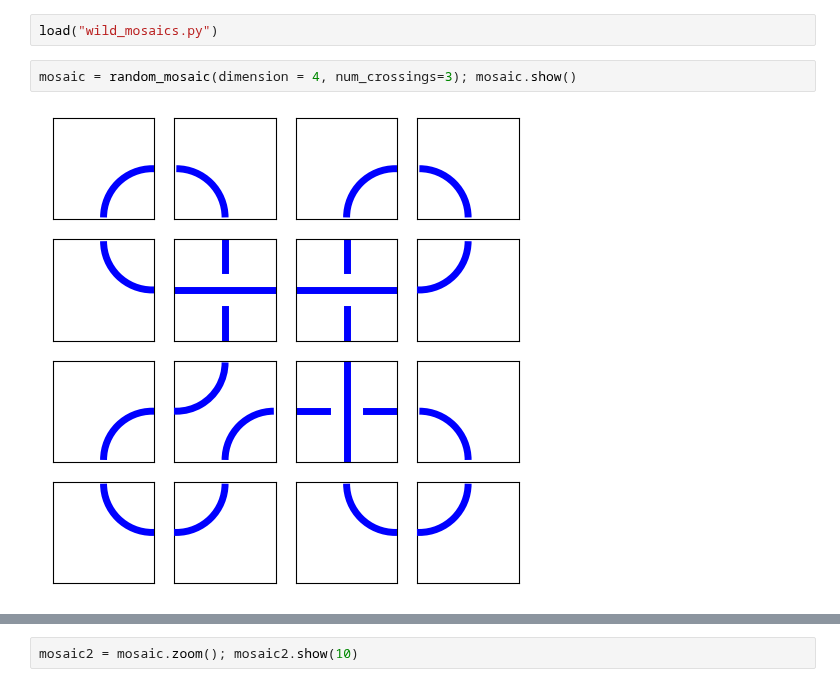
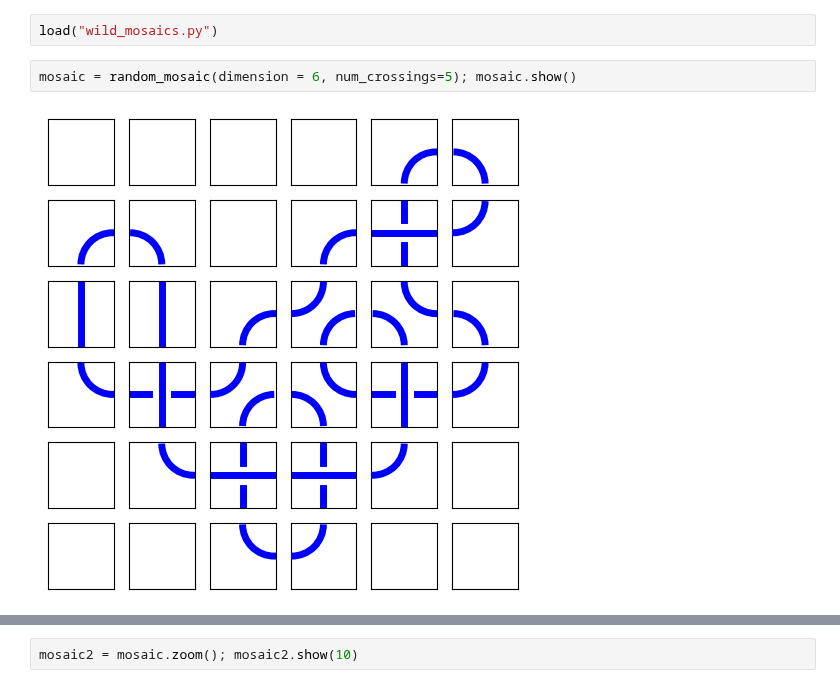
Before and after one commit to andrew-tawfeek/knot_mosaics, a Jupyter notebook: strandOf-hyperbolic.ipynb, the cells around one changed output, grey strips where cells are left out. Drawn from its saved outputs; the diff is of its cells as text.

```diff
--- a/strandOf-hyperbolic.ipynb
+++ b/strandOf-hyperbolic.ipynb
@@ -1,6 +1,6 @@
 # %%
 load("wild_mosaics.py")
 # %%
-mosaic = random_mosaic(dimension = 4, num_crossings=3); mosaic.show()
+mosaic = random_mosaic(dimension = 6, num_crossings=5); mosaic.show()
 # %% [output]
-[figure, old version]
+[figure, new version]
```
Also changed, not shown: parts of 3 cells of this notebook, 1 other file.
